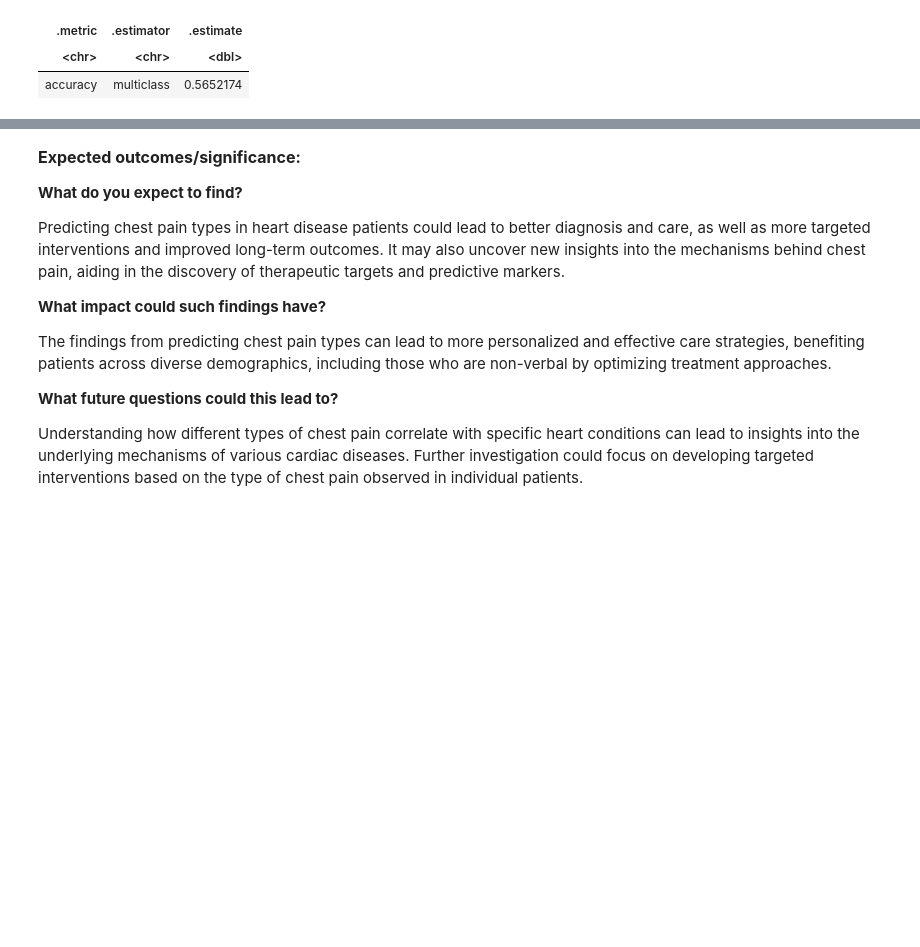
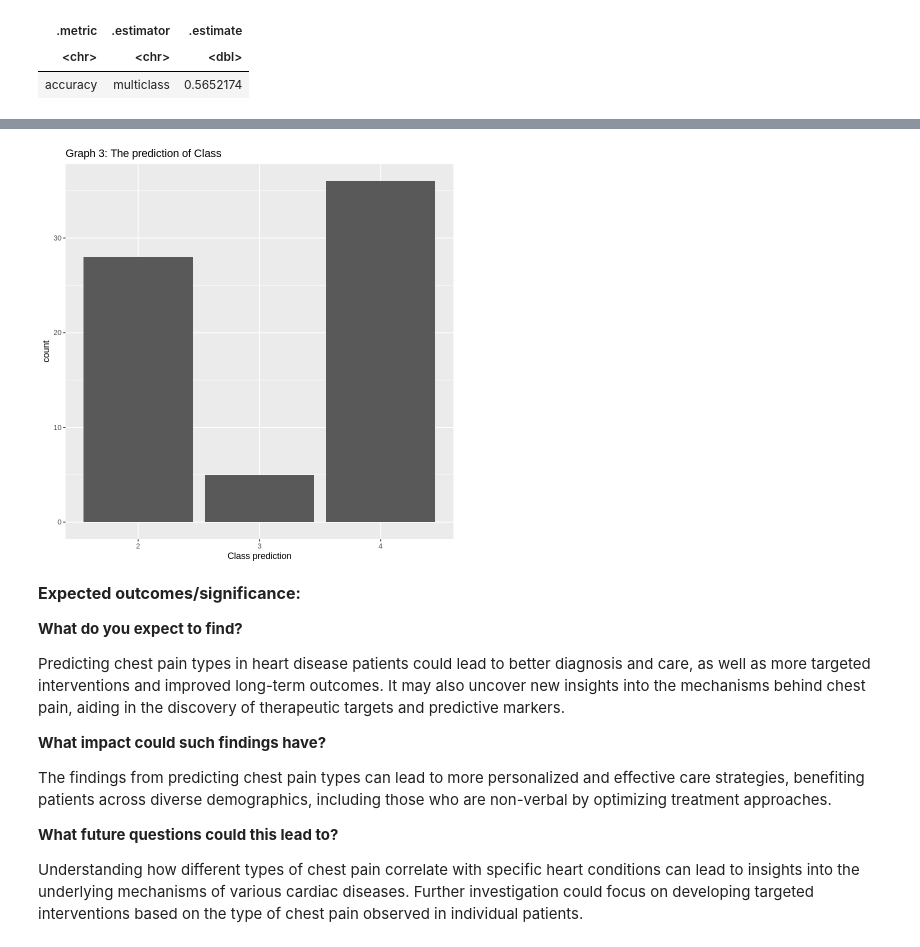
Before and after one commit to Kalpashree10/Group-Project, a Jupyter notebook: ProjectMain.ipynb, the cells around one changed output, grey strips where cells are left out. Saved outputs shown, nothing was run; the diff lists cells and outputs as text; code cells hidden in the pictures; blank space fills up the shorter version.

```diff
--- a/ProjectMain.ipynb
+++ b/ProjectMain.ipynb
@@ -290,0 +313,8 @@ A tibble: 1 × 3
+# %%
+hungry_predictions_plot_1 <- hungry_predictions |>
+                ggplot(aes(x=.pred_class))+
+                geom_histogram(stat="count")+
+                labs(x="Class prediction")+
+                ggtitle("Graph 3: The prediction of Class")
+hungry_predictions_plot_1
+# %% [output]
@@ -291,3 +323,4 @@ A tibble: 1 × 3
+[figure, added]
 # %% [markdown]
 <font size= 3> **Expected outcomes/significance:** </font>
 
```
Also changed, not shown: parts of 6 cells of this notebook.
